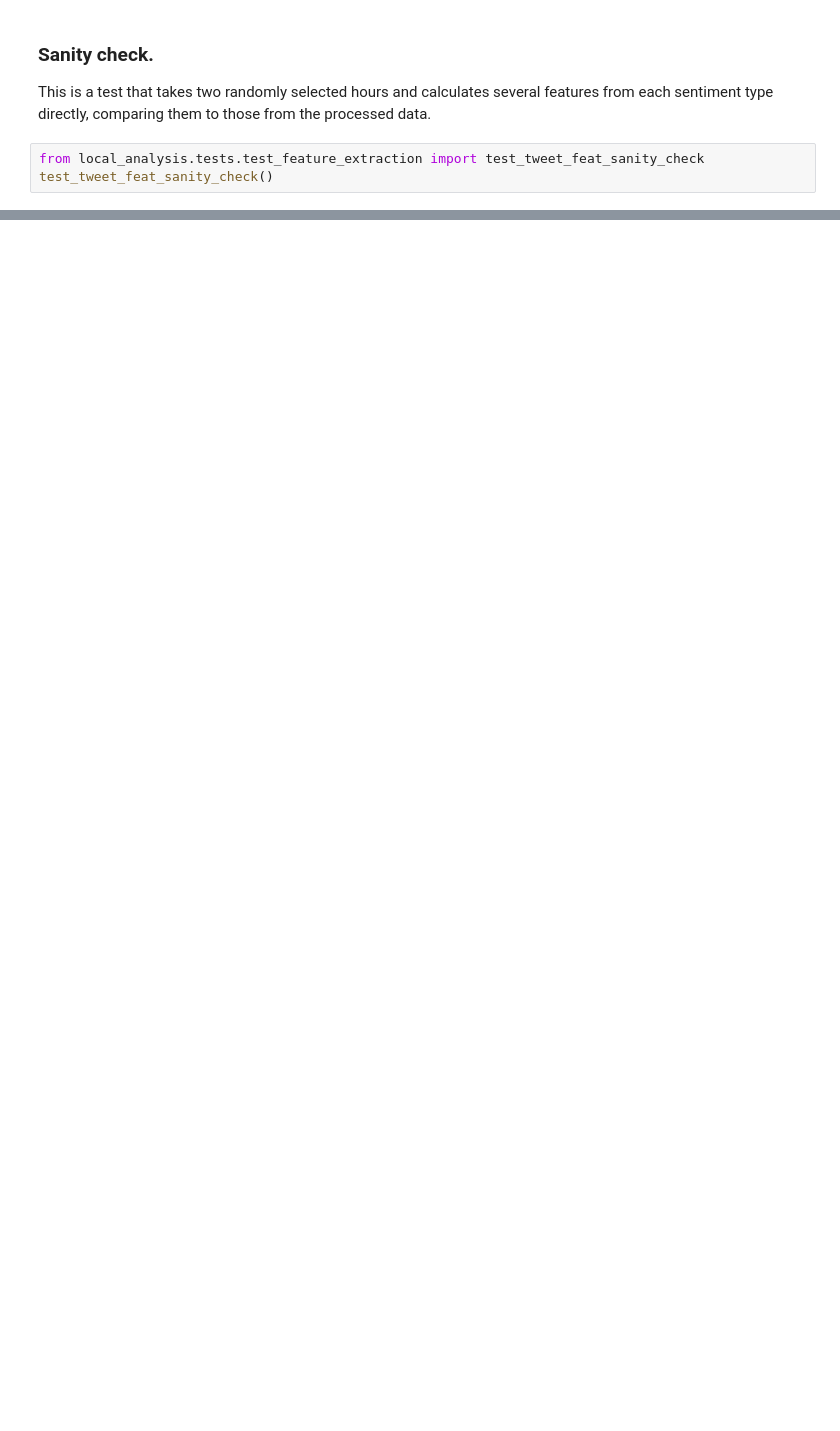
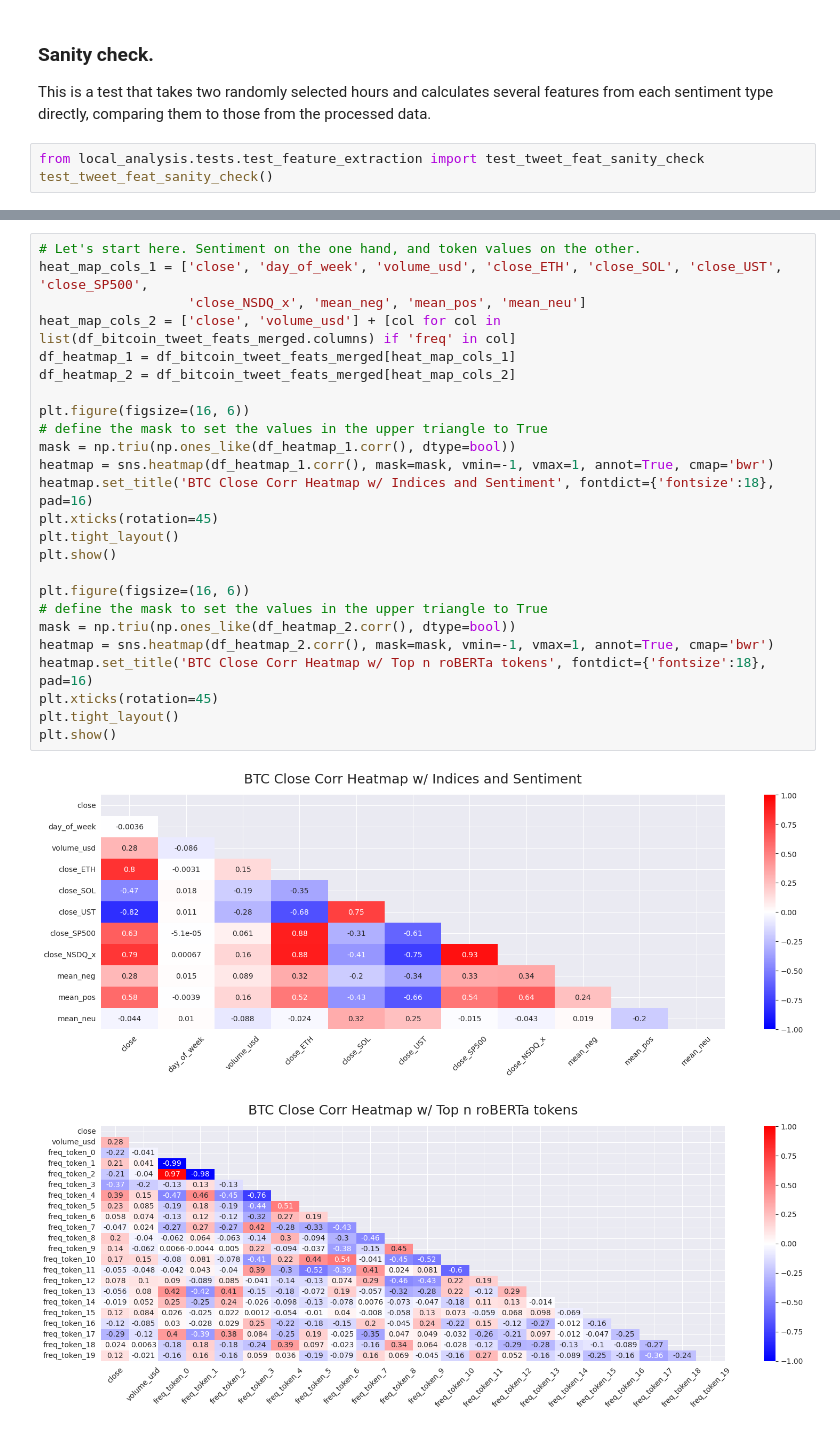
Before and after one commit to tyarosevich/decrypto, a Jupyter notebook: local_analysis/forecasting/eval_forecast_models.ipynb, the cells around one changed output, grey strips where cells are left out. Cells and saved outputs as stored; diff of their text form; blank space fills up the shorter version.

```diff
--- a/local_analysis/forecasting/eval_forecast_models.ipynb
+++ b/local_analysis/forecasting/eval_forecast_models.ipynb
@@ -349,0 +382,28 @@ print('Total number of null values: {}'.format(np.sum(df_bitcoin_tweet_feats_mer
+# %%
+# Let's start here. Sentiment on the one hand, and token values on the other.
+heat_map_cols_1 = ['close', 'day_of_week', 'volume_usd', 'close_ETH', 'close_SOL', 'close_UST', 'close_SP500',
+                   'close_NSDQ_x', 'mean_neg', 'mean_pos', 'mean_neu']
+heat_map_cols_2 = ['close', 'volume_usd'] + [col for col in list(df_bitcoin_tweet_feats_merged.columns) if 'freq' in col]
+df_heatmap_1 = df_bitcoin_tweet_feats_merged[heat_map_cols_1]
+df_heatmap_2 = df_bitcoin_tweet_feats_merged[heat_map_cols_2]
+
+plt.figure(figsize=(16, 6))
+# define the mask to set the values in the upper triangle to True
+mask = np.triu(np.ones_like(df_heatmap_1.corr(), dtype=bool))
+heatmap = sns.heatmap(df_heatmap_1.corr(), mask=mask, vmin=-1, vmax=1, annot=True, cmap='bwr')
+heatmap.set_title('BTC Close Corr Heatmap w/ Indices and Sentiment', fontdict={'fontsize':18}, pad=16)
+plt.xticks(rotation=45)
+plt.tight_layout()
+plt.show()
+
+plt.figure(figsize=(16, 6))
+# define the mask to set the values in the upper triangle to True
+mask = np.triu(np.ones_like(df_heatmap_2.corr(), dtype=bool))
+heatmap = sns.heatmap(df_heatmap_2.corr(), mask=mask, vmin=-1, vmax=1, annot=True, cmap='bwr')
+heatmap.set_title('BTC Close Corr Heatmap w/ Top n roBERTa tokens', fontdict={'fontsize':18}, pad=16)
+plt.xticks(rotation=45)
+plt.tight_layout()
+plt.show()
+# %% [output]
+[figure, added]
+[figure, added]
```
Also changed, not shown: parts of 11 cells of this notebook, 2 other files.
